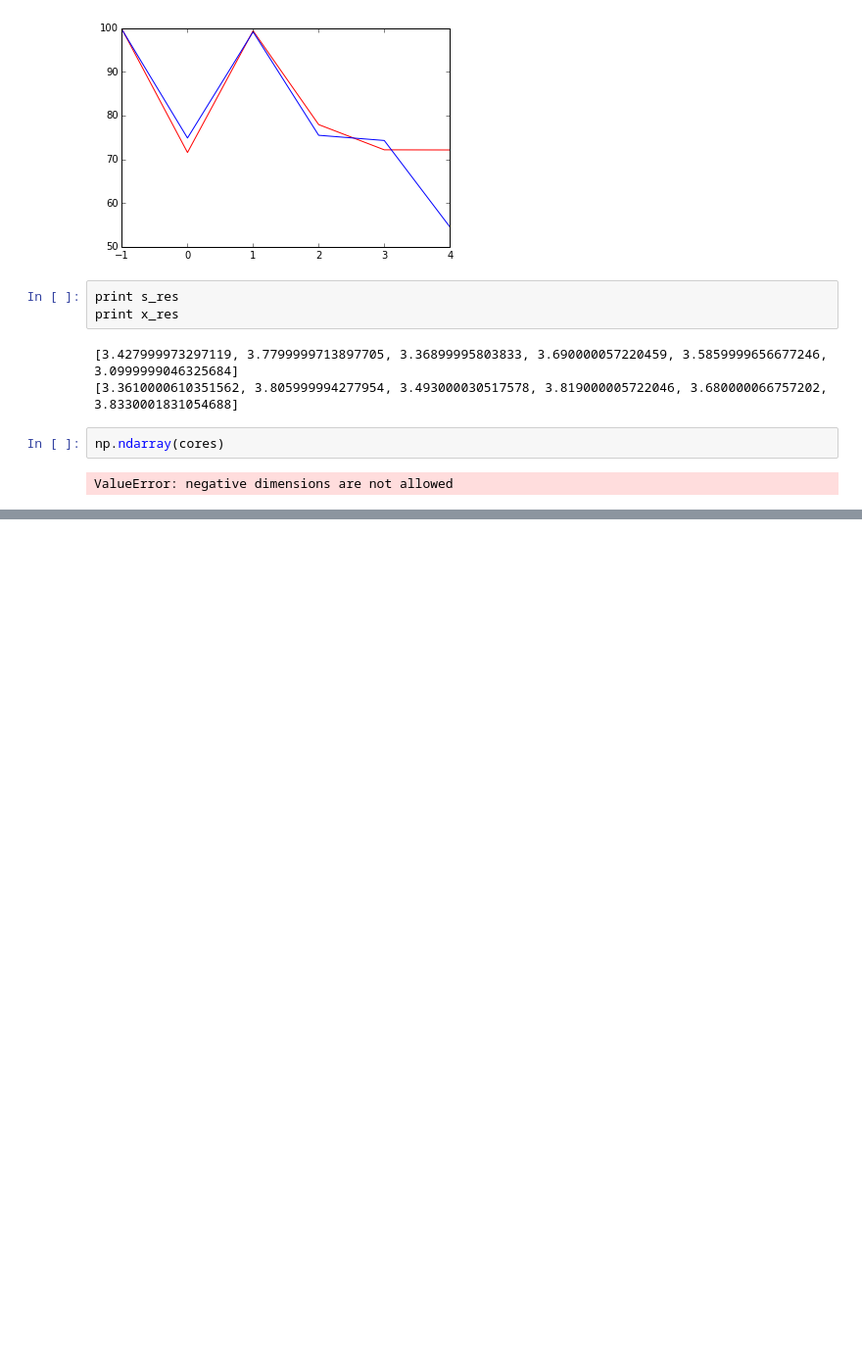
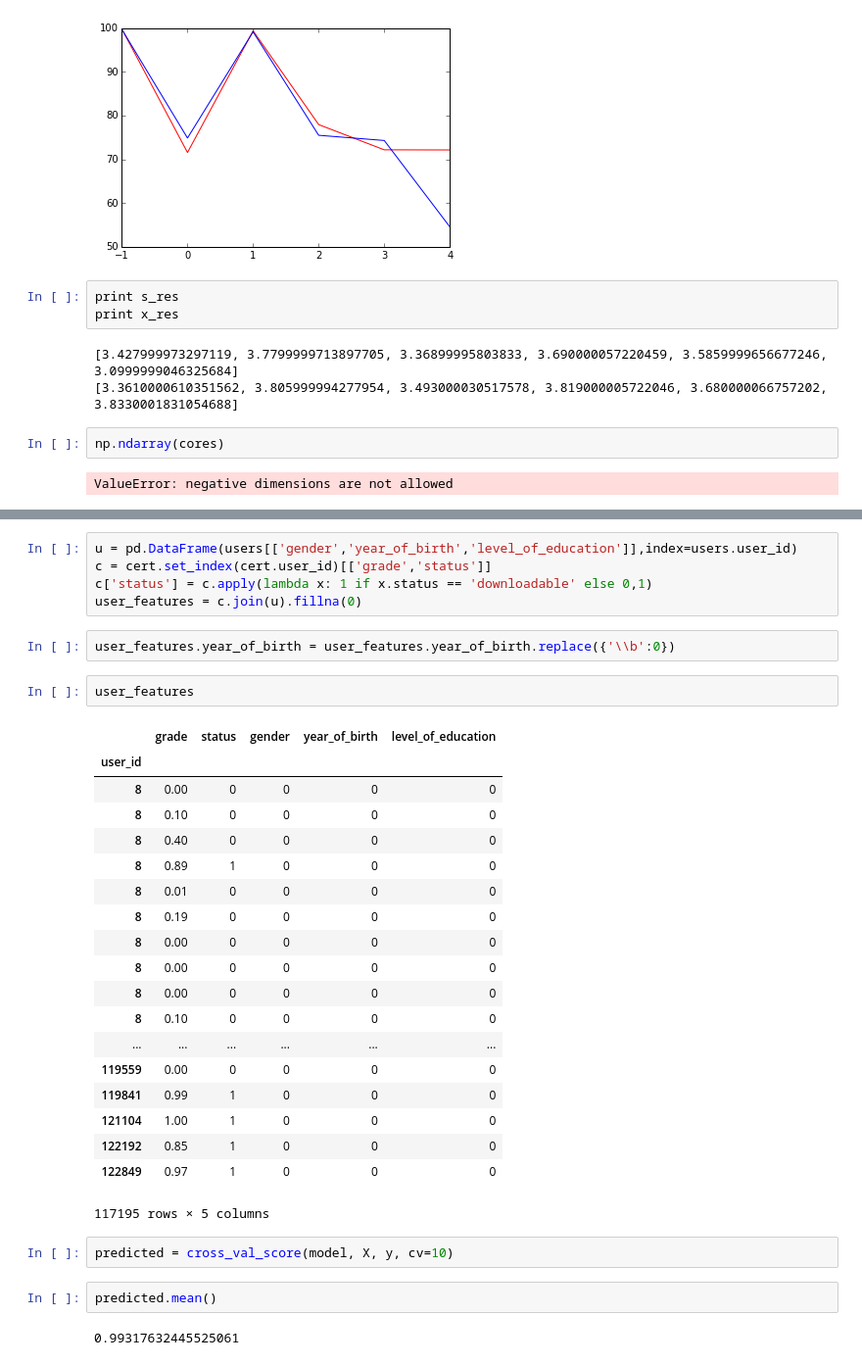
Before and after one commit to brainiacOnly/PrometheusAnalyst, a Jupyter notebook: CurrentProcess.ipynb, the cells around one changed output, grey strips where cells are left out. Shown: that part at 98% size. Drawn from its saved outputs; the diff is of its cells as text; blank space fills up the shorter version.

```diff
--- a/CurrentProcess.ipynb
+++ b/CurrentProcess.ipynb
@@ -863,0 +877,35 @@ ValueError: negative dimensions are not allowed
+# %%
+u = pd.DataFrame(users[['gender','year_of_birth','level_of_education']],index=users.user_id)
+c = cert.set_index(cert.user_id)[['grade','status']]
+c['status'] = c.apply(lambda x: 1 if x.status == 'downloadable' else 0,1)
+user_features = c.join(u).fillna(0)
+# %%
+user_features.year_of_birth = user_features.year_of_birth.replace({'\\b':0})
+# %%
+user_features
+# %% [output]
+|  | grade | status | gender | year_of_birth | level_of_education |
+| user_id |  |  |  |  |  |
+| 8 | 0.00 | 0 | 0 | 0 | 0 |
+| 8 | 0.10 | 0 | 0 | 0 | 0 |
+| 8 | 0.40 | 0 | 0 | 0 | 0 |
+| 8 | 0.89 | 1 | 0 | 0 | 0 |
+| 8 | 0.01 | 0 | 0 | 0 | 0 |
+| 8 | 0.19 | 0 | 0 | 0 | 0 |
+| 8 | 0.00 | 0 | 0 | 0 | 0 |
+| 8 | 0.00 | 0 | 0 | 0 | 0 |
+| 8 | 0.00 | 0 | 0 | 0 | 0 |
+| 8 | 0.10 | 0 | 0 | 0 | 0 |
+| ... | ... | ... | ... | ... | ... |
+| 119559 | 0.00 | 0 | 0 | 0 | 0 |
+| 119841 | 0.99 | 1 | 0 | 0 | 0 |
+| 121104 | 1.00 | 1 | 0 | 0 | 0 |
+| 122192 | 0.85 | 1 | 0 | 0 | 0 |
+| 122849 | 0.97 | 1 | 0 | 0 | 0 |
+117195 rows × 5 columns
+# %%
+predicted = cross_val_score(model, X, y, cv=10)
+# %%
+predicted.mean()
+# %% [output]
+0.99317632445525061
```
Also changed, not shown: parts of 3 cells of this notebook, 1 other file.
